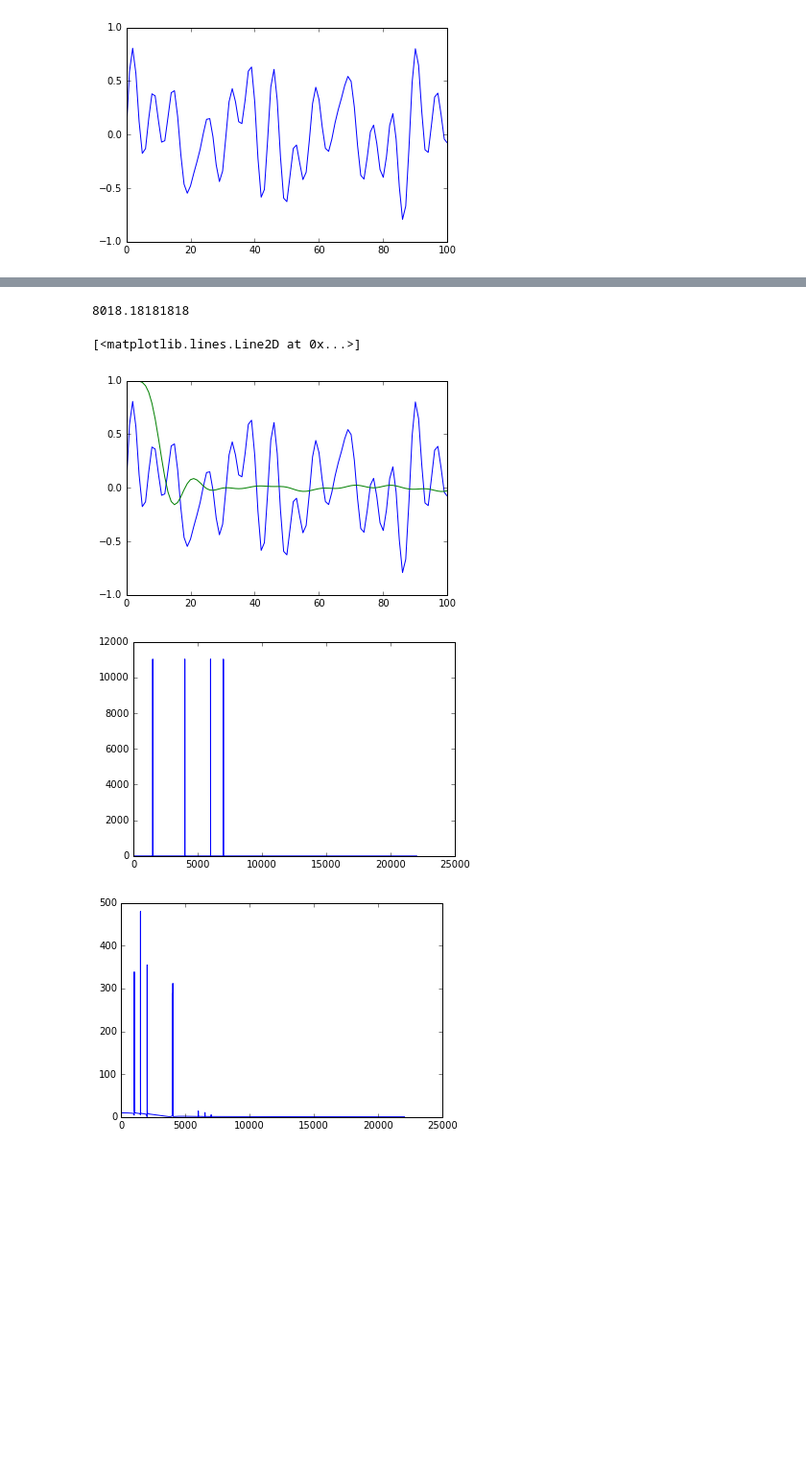
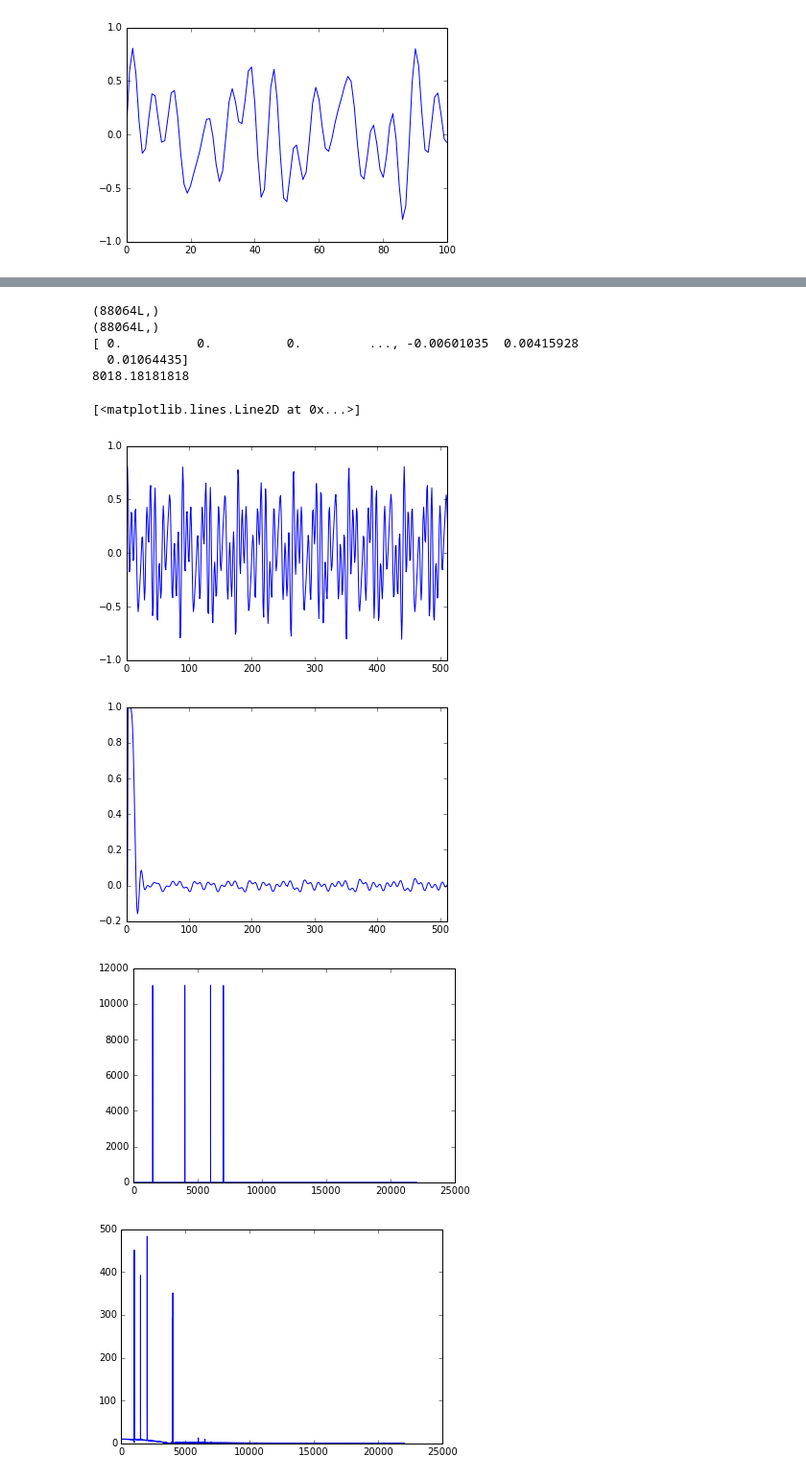
Before and after one commit to Shwe-creator/notebooks, a Jupyter notebook: 16_11_15 aliasing resample RT.ipynb, the cells around one changed output, grey strips where cells are left out. Shown: that part at 96% size. Drawn from its saved outputs; the diff is of its cells as text; code cells hidden in the pictures; blank space fills up the shorter version.

```diff
--- a/16_11_15 aliasing resample RT.ipynb
+++ b/16_11_15 aliasing resample RT.ipynb
@@ -23,7 +21,8 @@ plt.xlim([0, 100])
 [figure]
 # %%
 upsample, downsample = (2, 3)
-x = np.array([0.0, 0.5, 1.0, 0.5, 0.0, -0.5, -1.0, -0.5, 0.0, 0.5, 1.0, 0.5, 0.0, -0.5, -1.0])
+x = np.array([0.0, 0.5, 1.0, 0.5, 0.0, -0.5, -1.0, -0.5])
+x = np.concatenate([list(x) * 16])
 print x.shape
 print x.dtype
 # %% [output]
@@ -48,7 +72,5 @@ def write_to_ring_buffer(ring_buffer, samples, write_idx):
 # %%
 from scipy.signal import lfilter, lfilter_zi
-
-block_size = 256
 
 zup = lfilter_zi(iir_up_b, iir_up_a)
 zdown = lfilter_zi(iir_down_b, iir_down_a)
@@ -63,6 +85,8 @@ def process_block(block, block_size):
     global iir_down_a
     global down_offset
     global redown_offset
+    global storage
+    global delay
 
     # Upsample
     xup = np.zeros((upsample, block_size))
@@ -111,9 +135,35 @@ def process_block(block, block_size):
 
     return xrecons
 
+"""
+upsample, downsample = (2, 3)
+x = np.array([0.0, 0.5, 1.0, 0.5, 0.0, -0.5, -1.0, -0.5])
+x = np.concatenate([list(x) * 4])
+"""
+
+block_size = 256
+
+blockout_minlen, blockout_maxlen = calc_block_range(block_size, upsample, downsample)
+delay = block_size - blockout_minlen
+overflow = blockout_maxlen - block_size
+storage_len = delay + block_size + overflow
+#storage_len = blockout_maxlen - block_size + delay
+storage = np.zeros(storage_len, dtype=np.float64)
+read_idx = 0
+write_idx = delay
+
+xin = []
 xout = []
 for i in xrange(0, len(x), block_size):
+    if i + block_size > len(x):
+        break
     block = x[i:i + block_size]
     blockout = process_block(block, len(block))
-    xout.append(blockout)
+    write_idx = write_to_ring_buffer(storage, blockout, write_idx)
+    read_idx, blockdel = read_from_ring_buffer(storage, block_size, read_idx)
+    xin.append(block)
+    xout.append(blockdel)
+xin = np.concatenate(xin)
 xout = np.concatenate(xout)
+print xin.shape
+print xout.shape
@@ -120,21 +173,33 @@ xout = np.concatenate(xout)
 # %%
+print xin.shape
+print xout.shape
+
 plt.figure()
 plt.plot(x)
+plt.xlim([0, 512])
+
+plt.figure()
 plt.plot(xout)
-plt.xlim(0, 100)
+plt.xlim([0, 512])
+print xout
 
 plt.figure()
 plt.plot(np.fft.rfftfreq(x.shape[0], d=1.0 / fso), np.abs(np.fft.rfft(x)))
 
 print fso * (float(upsample) / downsample)
 plt.figure()
 plt.plot(np.fft.rfftfreq(xout.shape[0], d=1.0 / fso), np.abs(np.fft.rfft(xout)))
 # %% [output]
+(88064L,)
+(88064L,)
+[ 0.          0.          0.         ..., -0.00601035  0.00415928
+  0.01064435]
 8018.18181818
 [<matplotlib.lines.Line2D at 0x...>]
-[figure, old version]
+[figure, new version]
-[figure, old version]
+[figure, new version]
-[figure, old version]
+[figure, new version]
+[figure, added]
 # %%
 from IPython.lib.display import Audio
 
```
Also changed, not shown: parts of 6 cells of this notebook, 1 other file.
